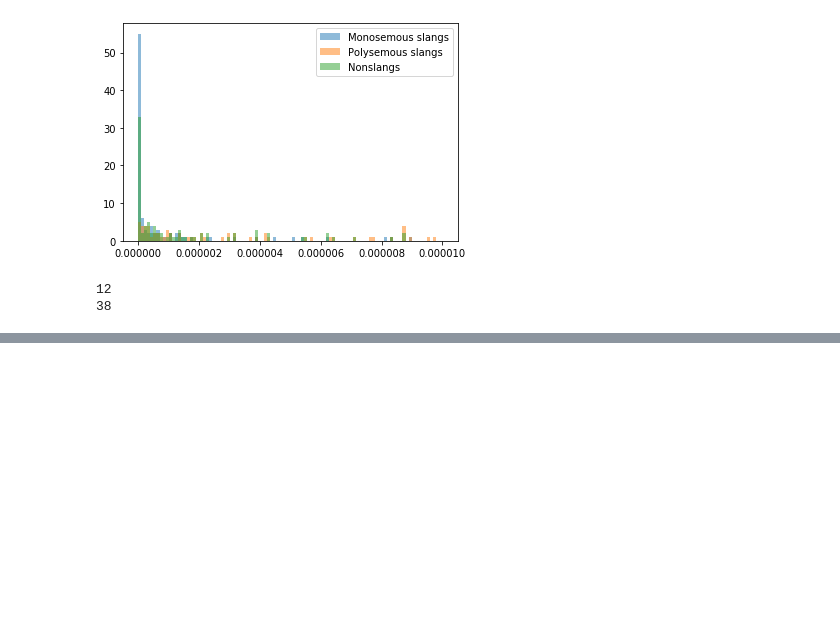
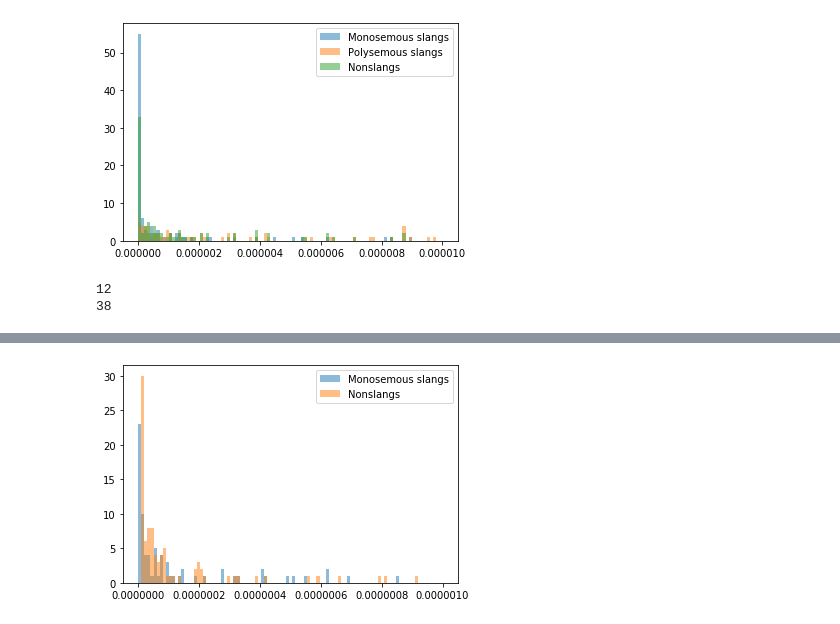
Before and after one commit to opedal/slangvolution, a Jupyter notebook: Word sampling.ipynb, the cells around one changed output, grey strips where cells are left out. Cells and saved outputs as stored; diff of their text form; code cells hidden in the pictures; blank space fills up the shorter version.

Commit message:
sampled nonslangs

```diff
--- a/Word sampling.ipynb
+++ b/Word sampling.ipynb
@@ -128,0 +134,27 @@ print(sum(np.array(poly_freqs) >= 0.00001))
+# %%
+import wordfreq
+import matplotlib.pyplot as plt
+# sample a list of 100 non-slang words uniformly at random
+random.seed(58)
+word_dict = wordfreq.get_frequency_dict('en', wordlist='best')
+all_words = list(word_dict.keys())
+sampled_nonslangs = random.sample(all_words, 100)
+nonslang_freqs = []
+for word in sampled_nonslangs:
+    nonslang_freqs.append(wordfreq.word_frequency(word, lang='en', wordlist='best', minimum=0.0))
+# %%
+# Compare to slangs of only one meaning
+
+monosemous_slangs = pd.read_csv("word-lists/100_monosemous_slangs.csv")
+monosemous_slangs = list(monosemous_slangs.iloc[:,1])
+mono_freqs = []
+for word in monosemous_slangs:
+    mono_freqs.append(wordfreq.word_frequency(word, lang='en', wordlist='best', minimum=0.0))
+# %%
+bins = np.linspace(0, 0.000001, 100)
+plt.hist(mono_freqs, bins, alpha=0.5, label='Monosemous slangs')
+plt.hist(nonslang_freqs, bins, alpha=0.5, label='Nonslangs')
+plt.legend(loc='upper right')
+plt.show()
+# %% [output]
+[figure, added]
```
Also changed, not shown: parts of 10 cells of this notebook, 1 other file.
